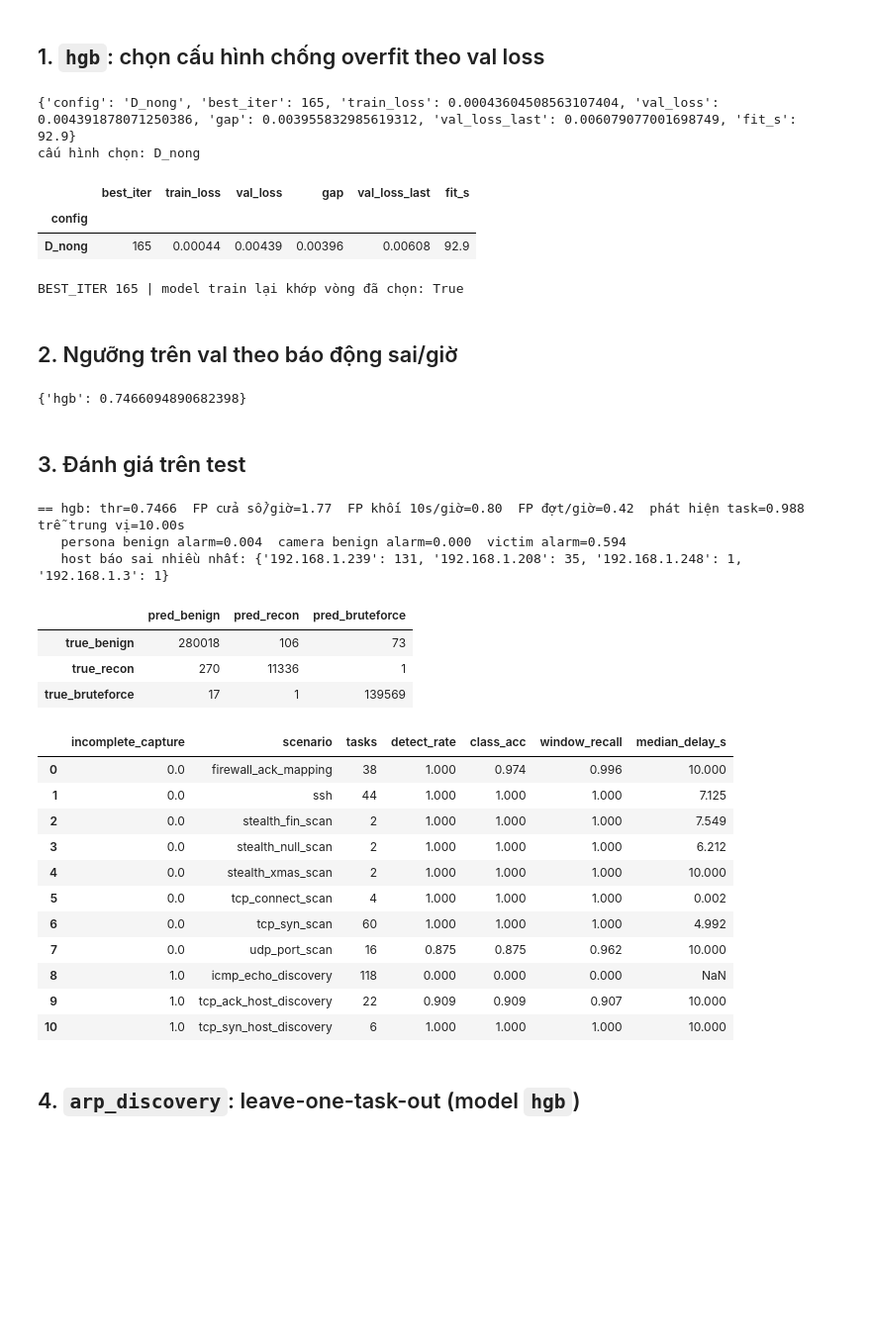
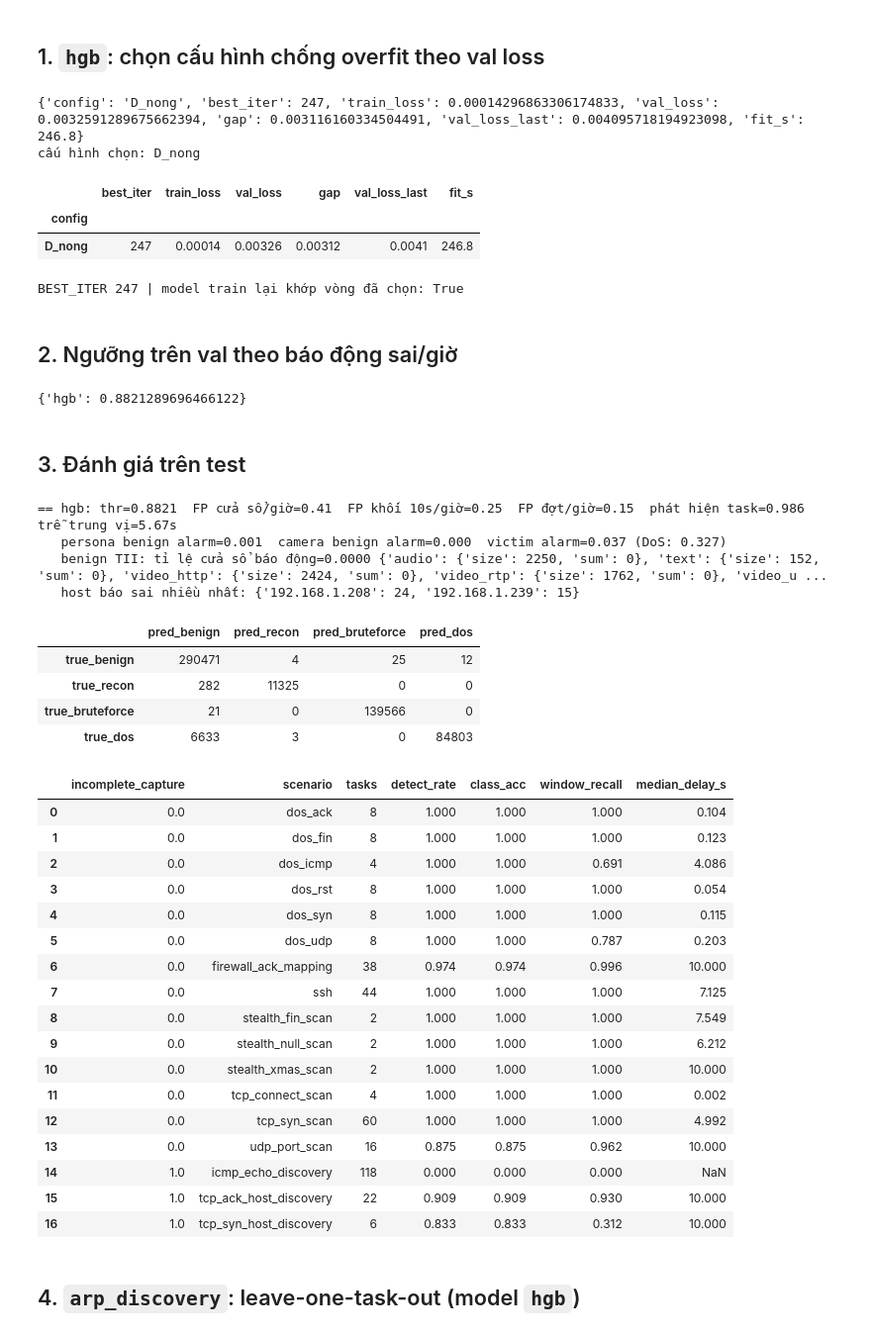
Before and after one commit to DucAnhVu-15/03.BruteForce_-_Recon, a Jupyter notebook: Code/train/04b_train_eval_packet_windows.ipynb, the cells around one changed output. Shown at 99% size. Saved outputs shown, nothing was run; the diff lists cells and outputs as text; code cells hidden in the pictures; blank space fills up the shorter version.

```diff
--- a/Code/train/04b_train_eval_packet_windows.ipynb
+++ b/Code/train/04b_train_eval_packet_windows.ipynb
@@ -32,12 +32,15 @@ WIN_DIR = ROOT / 'Data_after_processing' / 'windows_pkt'
 MODEL_ROOT = ROOT / 'Model'
 MODEL_DIR = {'hgb': 'hgb_pkt'}
 RUN_ID = datetime.now().strftime('%Y%m%d_%H%M')
-RUN_NOTE = 'pkt v2: như v1, ngưỡng theo FP mục tiêu 0,2/giờ trên val (v1: 1/giờ) để giảm báo động giả'
+RUN_NOTE = ('pkt v4: dos tổng quát hơn — sửa lỗi cờ TCP của mảnh IP, thêm ACK/FIN/RST flood TII, '
+            'tăng cường DoS (bỏ phản hồi, tốc độ, rải port, kích thước gói); như v3 về ngưỡng (FP 0,2/giờ val)')
 WINDOW = {'n_pkt': 50, 't_max': 10, 'ctx': [60, 300], 'new_gap': 300}  # khớp 03b
 
 TARGET_FP_PER_HOUR = 0.2  # chặt hơn mục tiêu thật (1/giờ) để bù sai lệch FP val → test
 EPISODE_GAP_S = 60  # gộp cửa sổ báo động cùng host cách nhau ≤ 60 s thành một đợt
-CLASSES = ['benign', 'recon', 'bruteforce']
+CLASSES = ['benign', 'recon', 'bruteforce', 'dos']
+CLASS_NAMES = {'benign': 'Benign', 'recon': 'Recon', 'bruteforce': 'Bruteforce', 'dos': 'DoS'}
+LABELS = list(range(len(CLASSES)))
 ATTACKER_IP, TARGET_IP = '192.168.1.236', '192.168.1.182'
 
 HGB_BASE = {'max_iter': 500, 'early_stopping': False, 'random_state': 42}
@@ -94,7 +99,7 @@ va = data['val'][data['val']['use_train'] == 1]
 to_y = lambda df: df['label'].map({c: i for i, c in enumerate(CLASSES)}).to_numpy()
 X_tr, y_tr, w_tr = tr[FEATURES].to_numpy(np.float32), to_y(tr), tr['sample_weight'].to_numpy()
 X_va, y_va, w_va = va[FEATURES].to_numpy(np.float32), to_y(va), va['sample_weight'].to_numpy()
-wloss = lambda y, p, w: log_loss(y, p, sample_weight=w, labels=[0, 1, 2])
+wloss = lambda y, p, w: log_loss(y, p, sample_weight=w, labels=LABELS)
 
 grid_rows, grid_models, grid_curves = [], {}, {}
 for cfg in RUN_CONFIGS:
@@ -112,11 +117,11 @@ CFG = grid['val_loss'].idxmin()
 print('cấu hình chọn:', CFG)
 grid.round(5)
 # %% [output]
-{'config': 'D_nong', 'best_iter': 165, 'train_loss': 0.00043604508563107404, 'val_loss': 0.004391878071250386, 'gap': 0.003955832985619312, 'val_loss_last': 0.006079077001698749, 'fit_s': 92.9}
+{'config': 'D_nong', 'best_iter': 247, 'train_loss': 0.00014296863306174833, 'val_loss': 0.0032591289675662394, 'gap': 0.003116160334504491, 'val_loss_last': 0.004095718194923098, 'fit_s': 246.8}
 cấu hình chọn: D_nong
 |  | best_iter | train_loss | val_loss | gap | val_loss_last | fit_s |
 | config |  |  |  |  |  |  |
-| D_nong | 165 | 0.00044 | 0.00439 | 0.00396 | 0.00608 | 92.9 |
+| D_nong | 247 | 0.00014 | 0.00326 | 0.00312 | 0.0041 | 246.8 |
 # %%
 # Lịch sử theo vòng của cấu hình được chọn (có và không trọng số), rồi train lại đúng BEST_ITER vòng
 m_full = grid_models[CFG]
@@ -133,7 +138,7 @@ for split_name, (X, y, w) in {'train': (X_tr[i_hist], y_tr[i_hist], w_tr[i_hist]
         cols['accuracy'].append(accuracy_score(y, pred, sample_weight=w))
         cols['loss'].append(wloss(y, p, w))
         cols['accuracy_unweighted'].append(accuracy_score(y, pred))
-        cols['loss_unweighted'].append(log_loss(y, p, labels=[0, 1, 2]))
+        cols['loss_unweighted'].append(log_loss(y, p, labels=LABELS))
     for k, v in cols.items():
         hist[f'{split_name}_{k}'] = v
 hist = pd.DataFrame(hist)
@@ -142,7 +147,7 @@ p_staged = next(itertools.islice(m_full.staged_predict_proba(X_va), BEST_ITER -
 print('BEST_ITER', BEST_ITER, '| model train lại khớp vòng đã chọn:',
       np.allclose(fitted['hgb'].predict_proba(X_va), p_staged, atol=1e-6))
 # %% [output]
-BEST_ITER 165 | model train lại khớp vòng đã chọn: True
+BEST_ITER 247 | model train lại khớp vòng đã chọn: True
 # %% [markdown]
 ## 2. Ngưỡng trên val theo báo động sai/giờ
 # %%
@@ -164,7 +169,7 @@ for name, m in fitted.items():
     thr[name] = pick_threshold(sc, hours['val'], TARGET_FP_PER_HOUR)
 thr
 # %% [output]
-{'hgb': 0.7466094890682398}
+{'hgb': 0.8821289696466122}
 # %% [markdown]
 ## 3. Đánh giá trên test
 # %%
@@ -185,8 +190,13 @@ def evaluate(name, m, df, hrs):
     res['persona_benign_alarm_rate'] = mixb.loc[mixb['host'] == ATTACKER_IP, 'alarm'].mean()
     res['target_benign_alarm_rate'] = mixb.loc[mixb['host'] == TARGET_IP, 'alarm'].mean()
     res['victim_alarm_rate'] = d.loc[d['label'] == 'victim', 'alarm'].mean()
+    vic = d[d['label'] == 'victim']
+    res['victim_alarm_rate_dos'] = vic.loc[vic['scenario'].fillna('').str.startswith('dos_'), 'alarm'].mean()
+    tb = d[d['source'] == 'benign_tii']  # nền khó: video/audio/text TII, cùng cặp máy với DoS
+    res['tii_benign_alarm_rate'] = tb['alarm'].mean()
+    res['tii_benign_alarm_by_part'] = tb.groupby('day')['alarm'].agg(['size', 'sum']).to_dict('index')
 
-    att = d[d['label'].isin(['recon', 'bruteforce'])]
+    att = d[d['label'].isin(CLASSES[1:])]
     per_task = att.groupby('sample_id').apply(lambda g: pd.Series({
         'scenario': g['scenario'].iat[0], 'class': g['label'].iat[0], 'incomplete_capture': g['incomplete_capture'].iat[0],
         'attack_windows': len(g), 'alarm_windows': int(g['alarm'].sum()),
@@ -194,52 +204,61 @@ def evaluate(name, m, df, hrs):
         'delay_s': (g.loc[g['alarm'], 't_end'].min() - g['t_start'].min()) if g['alarm'].any() else np.nan,
         'class_correct': (g.loc[g['alarm'], 'pred'].mode().iat[0] == g['label'].iat[0]) if g['alarm'].any() else False,
     }), include_groups=False).reset_index()
     per_scen = per_task.groupby(['incomplete_capture', 'scenario']).agg(
         tasks=('sample_id', 'size'), detect_rate=('detected', 'mean'), class_acc=('class_correct', 'mean'),
         window_recall=('alarm_windows', lambda s: s.sum() / per_task.loc[s.index, 'attack_windows'].sum()),
         median_delay_s=('delay_s', 'median')).reset_index()
     u = d[d['use_train'] == 1]
     res['report'] = classification_report(u['label'], u['pred'], labels=CLASSES, output_dict=True, zero_division=0)
     res['cm'] = pd.DataFrame(confusion_matrix(u['label'], u['pred'], labels=CLASSES),
                              index=[f'true_{c}' for c in CLASSES], columns=[f'pred_{c}' for c in CLASSES])
     comp = per_scen[per_scen['incomplete_capture'] == 0]
     res['task_detect_rate'] = float((comp['detect_rate'] * comp['tasks']).sum() / comp['tasks'].sum())
     res['median_delay_s'] = float(per_task.loc[per_task['incomplete_capture'] == 0, 'delay_s'].median())
     return res, per_task, per_scen
 
 
 results = {}
 for name, m in fitted.items():
     results[name] = evaluate(name, m, data['test'], hours['test'])
     r = results[name][0]
     print(f"== {name}: thr={thr[name]:.4f}  FP cửa sổ/giờ={r['fp_per_hour']:.2f}  FP khối 10s/giờ={r['fp_alarm_10s_per_hour']:.2f}  "
           f"FP đợt/giờ={r['fp_episode_per_hour']:.2f}  "
           f"phát hiện task={r['task_detect_rate']:.3f}  trễ trung vị={r['median_delay_s']:.2f}s")
     print(f"   persona benign alarm={r['persona_benign_alarm_rate']:.3f}  camera benign alarm={r['target_benign_alarm_rate']:.3f}  "
-          f"victim alarm={r['victim_alarm_rate']:.3f}")
+          f"victim alarm={r['victim_alarm_rate']:.3f} (DoS: {r['victim_alarm_rate_dos']:.3f})")
+    print(f"   benign TII: tỉ lệ cửa sổ báo động={r['tii_benign_alarm_rate']:.4f}", r['tii_benign_alarm_by_part'])
     print('   host báo sai nhiều nhất:', r['fp_hosts'])
     display(r['cm'])
     display(results[name][2].round(3))
 # %% [output]
-== hgb: thr=0.7466  FP cửa sổ/giờ=1.77  FP khối 10s/giờ=0.80  FP đợt/giờ=0.42  phát hiện task=0.988  trễ trung vị=10.00s
-   persona benign alarm=0.004  camera benign alarm=0.000  victim alarm=0.594
-   host báo sai nhiều nhất: {'192.168.1.239': 131, '192.168.1.208': 35, '192.168.1.248': 1, '192.168.1.3': 1}
+== hgb: thr=0.8821  FP cửa sổ/giờ=0.41  FP khối 10s/giờ=0.25  FP đợt/giờ=0.15  phát hiện task=0.986  trễ trung vị=5.67s
+   persona benign alarm=0.001  camera benign alarm=0.000  victim alarm=0.037 (DoS: 0.327)
+   benign TII: tỉ lệ cửa sổ báo động=0.0000 {'audio': {'size': 2250, 'sum': 0}, 'text': {'size': 152, 'sum': 0}, 'video_http': {'size': 2424, 'sum': 0}, 'video_rtp': {'size': 1762, 'sum': 0}, 'video_u ...
+   host báo sai nhiều nhất: {'192.168.1.208': 24, '192.168.1.239': 15}
-|  | pred_benign | pred_recon | pred_bruteforce |
-| true_benign | 280018 | 106 | 73 |
-| true_recon | 270 | 11336 | 1 |
-| true_bruteforce | 17 | 1 | 139569 |
+|  | pred_benign | pred_recon | pred_bruteforce | pred_dos |
+| true_benign | 290471 | 4 | 25 | 12 |
+| true_recon | 282 | 11325 | 0 | 0 |
+| true_bruteforce | 21 | 0 | 139566 | 0 |
+| true_dos | 6633 | 3 | 0 | 84803 |
 |  | incomplete_capture | scenario | tasks | detect_rate | class_acc | window_recall | median_delay_s |
-| 0 | 0.0 | firewall_ack_mapping | 38 | 1.000 | 0.974 | 0.996 | 10.000 |
-| 1 | 0.0 | ssh | 44 | 1.000 | 1.000 | 1.000 | 7.125 |
-| 2 | 0.0 | stealth_fin_scan | 2 | 1.000 | 1.000 | 1.000 | 7.549 |
-| 3 | 0.0 | stealth_null_scan | 2 | 1.000 | 1.000 | 1.000 | 6.212 |
-| 4 | 0.0 | stealth_xmas_scan | 2 | 1.000 | 1.000 | 1.000 | 10.000 |
-| 5 | 0.0 | tcp_connect_scan | 4 | 1.000 | 1.000 | 1.000 | 0.002 |
-| 6 | 0.0 | tcp_syn_scan | 60 | 1.000 | 1.000 | 1.000 | 4.992 |
-| 7 | 0.0 | udp_port_scan | 16 | 0.875 | 0.875 | 0.962 | 10.000 |
-| 8 | 1.0 | icmp_echo_discovery | 118 | 0.000 | 0.000 | 0.000 | NaN |
-| 9 | 1.0 | tcp_ack_host_discovery | 22 | 0.909 | 0.909 | 0.907 | 10.000 |
-| 10 | 1.0 | tcp_syn_host_discovery | 6 | 1.000 | 1.000 | 1.000 | 10.000 |
+| 0 | 0.0 | dos_ack | 8 | 1.000 | 1.000 | 1.000 | 0.104 |
+| 1 | 0.0 | dos_fin | 8 | 1.000 | 1.000 | 1.000 | 0.123 |
+| 2 | 0.0 | dos_icmp | 4 | 1.000 | 1.000 | 0.691 | 4.086 |
+| 3 | 0.0 | dos_rst | 8 | 1.000 | 1.000 | 1.000 | 0.054 |
+| 4 | 0.0 | dos_syn | 8 | 1.000 | 1.000 | 1.000 | 0.115 |
+| 5 | 0.0 | dos_udp | 8 | 1.000 | 1.000 | 0.787 | 0.203 |
+| 6 | 0.0 | firewall_ack_mapping | 38 | 0.974 | 0.974 | 0.996 | 10.000 |
+| 7 | 0.0 | ssh | 44 | 1.000 | 1.000 | 1.000 | 7.125 |
+| 8 | 0.0 | stealth_fin_scan | 2 | 1.000 | 1.000 | 1.000 | 7.549 |
+| 9 | 0.0 | stealth_null_scan | 2 | 1.000 | 1.000 | 1.000 | 6.212 |
+| 10 | 0.0 | stealth_xmas_scan | 2 | 1.000 | 1.000 | 1.000 | 10.000 |
+| 11 | 0.0 | tcp_connect_scan | 4 | 1.000 | 1.000 | 1.000 | 0.002 |
+| 12 | 0.0 | tcp_syn_scan | 60 | 1.000 | 1.000 | 1.000 | 4.992 |
+| 13 | 0.0 | udp_port_scan | 16 | 0.875 | 0.875 | 0.962 | 10.000 |
+| 14 | 1.0 | icmp_echo_discovery | 118 | 0.000 | 0.000 | 0.000 | NaN |
+| 15 | 1.0 | tcp_ack_host_discovery | 22 | 0.909 | 0.909 | 0.930 | 10.000 |
+| 16 | 1.0 | tcp_syn_host_discovery | 6 | 0.833 | 0.833 | 0.312 | 10.000 |
 # %% [markdown]
 ## 4. `arp_discovery`: leave-one-task-out (model `hgb`)
 # %%
```
Also changed, not shown: parts of 9 cells of this notebook, 8 other files.
